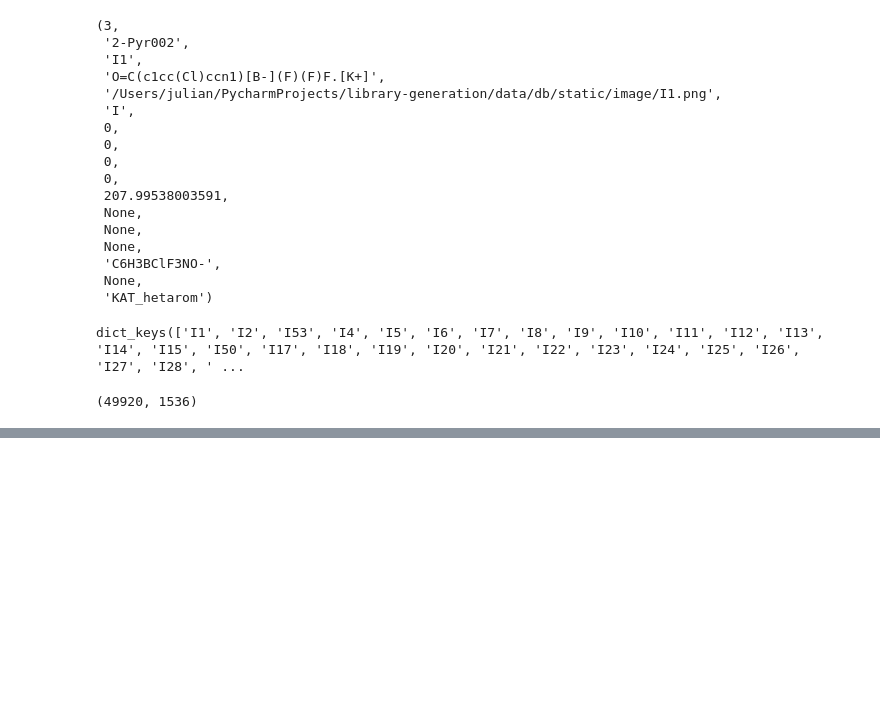
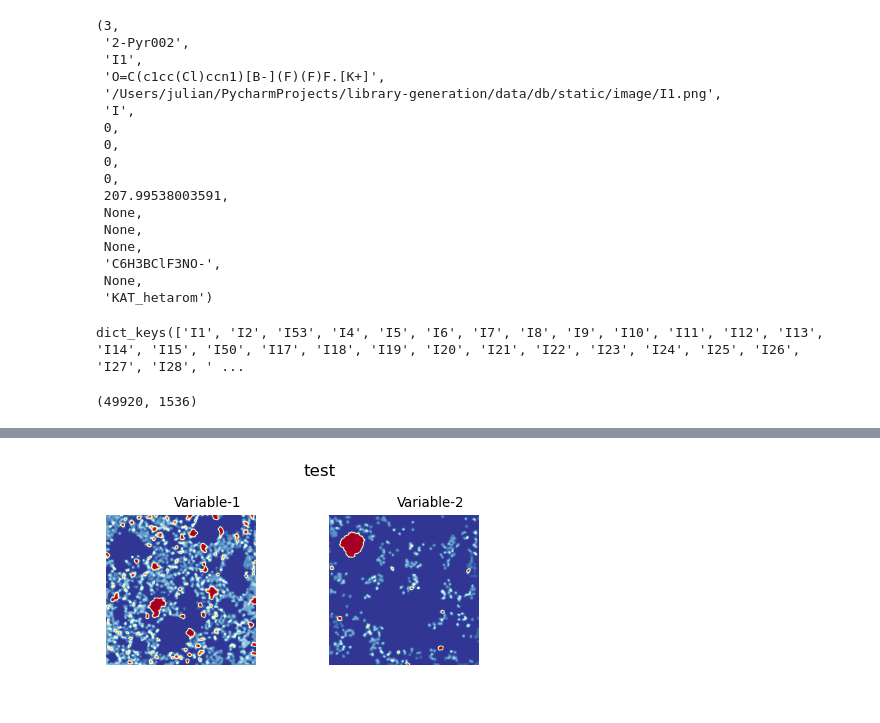
Before and after one commit to jugoetz/library-generation, a Jupyter notebook: notebooks/data_analysis/plot_reaction_yields.ipynb, the cells around one changed output, grey strips where cells are left out. Saved outputs shown, nothing was run; the diff lists cells and outputs as text; code cells hidden in the pictures; blank space fills up the shorter version.

```diff
--- a/notebooks/data_analysis/plot_reaction_yields.ipynb
+++ b/notebooks/data_analysis/plot_reaction_yields.ipynb
@@ -145,6 +148,6 @@ concatenated_ecfp4.shape
 # %%
 som = sompy.SOMFactory.build(concatenated_ecfp4, (260, 192), mask=None, mapshape='planar', lattice='rect', normalization='var', initialization='pca', neighborhood='gaussian', training='batch', name='sompy')  # this will use the default parameters, but i can change the initialization and neighborhood methods
 # %%
-som.train(n_job=16, verbose='info', train_rough_len=100, train_finetune_len=100)
+som.train(n_job=32, verbose='info')
 # %% [output]
  Training...
@@ -153,0 +170,9 @@ som.train(n_job=16, verbose='info', train_rough_len=100, train_finetune_len=100)
+# %%
+
+
+v = sompy.mapview.View2DPacked(50, 50, 'test',text_size=8)
+#sompy.mapview.View2DPacked(300, 300, 'test').show(som)
+v.show(som, what='codebook', which_dim=[0,1], cmap=None, col_sz=6) #which_dim='all' default
+# v.save('2d_packed_test')
+# %% [output]
+[figure, added]
```
Also changed, not shown: parts of 10 cells of this notebook.
